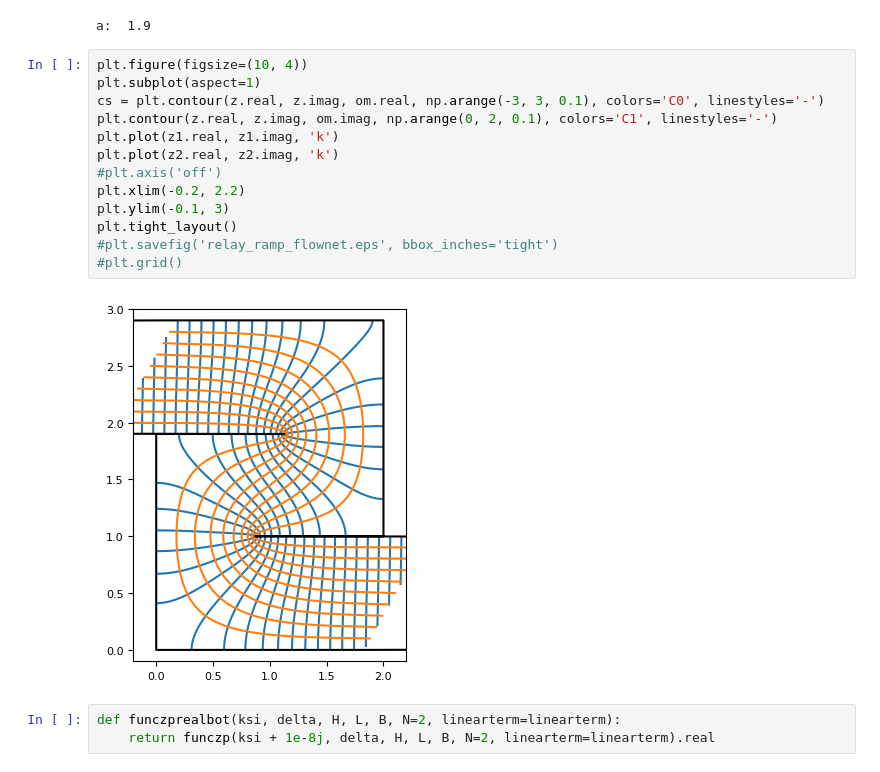
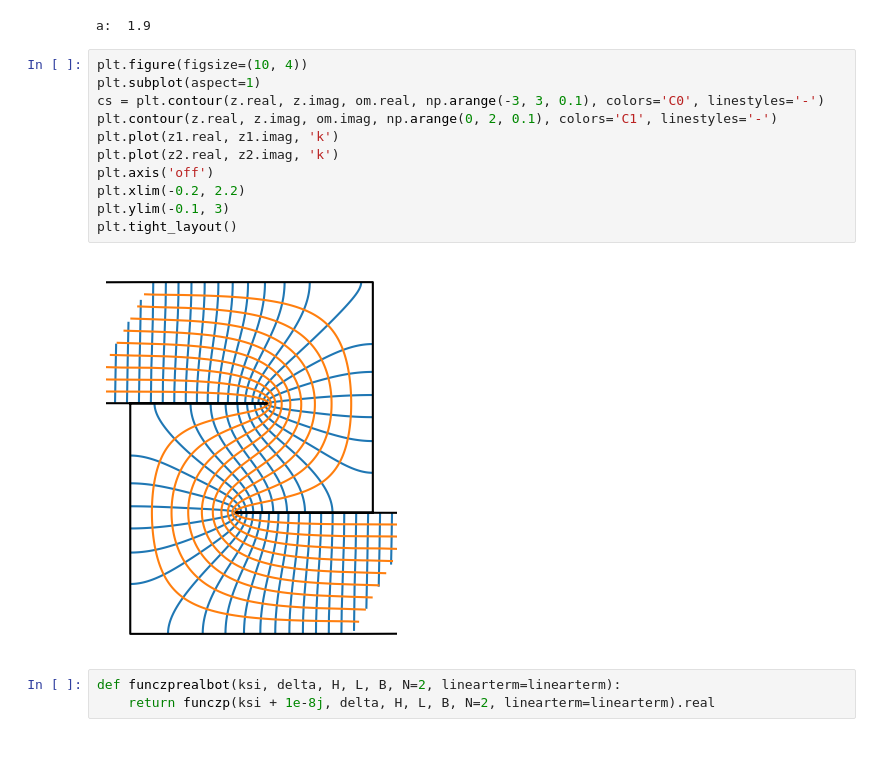
Before and after one commit to mbakker7/aquifer_step, a Jupyter notebook: aquifer_step_paper_submitted.ipynb, the cells around one changed output. Drawn from its saved outputs; the diff is of its cells as text.

```diff
--- a/aquifer_step_paper_submitted.ipynb
+++ b/aquifer_step_paper_submitted.ipynb
@@ -395,18 +375,16 @@ a:  1.9
 # %%
 plt.figure(figsize=(10, 4))
 plt.subplot(aspect=1)
 cs = plt.contour(z.real, z.imag, om.real, np.arange(-3, 3, 0.1), colors='C0', linestyles='-')
 plt.contour(z.real, z.imag, om.imag, np.arange(0, 2, 0.1), colors='C1', linestyles='-')
 plt.plot(z1.real, z1.imag, 'k')
 plt.plot(z2.real, z2.imag, 'k')
-#plt.axis('off')
+plt.axis('off')
 plt.xlim(-0.2, 2.2)
 plt.ylim(-0.1, 3)
 plt.tight_layout()
-#plt.savefig('relay_ramp_flownet.eps', bbox_inches='tight')
-#plt.grid()
 # %% [output]
-[figure, old version]
+[figure, new version]
 # %%
 def funczprealbot(ksi, delta, H, L, B, N=2, linearterm=linearterm):
     return funczp(ksi + 1e-8j, delta, H, L, B, N=2, linearterm=linearterm).real
```
Also changed, not shown: parts of 5 cells of this notebook.
